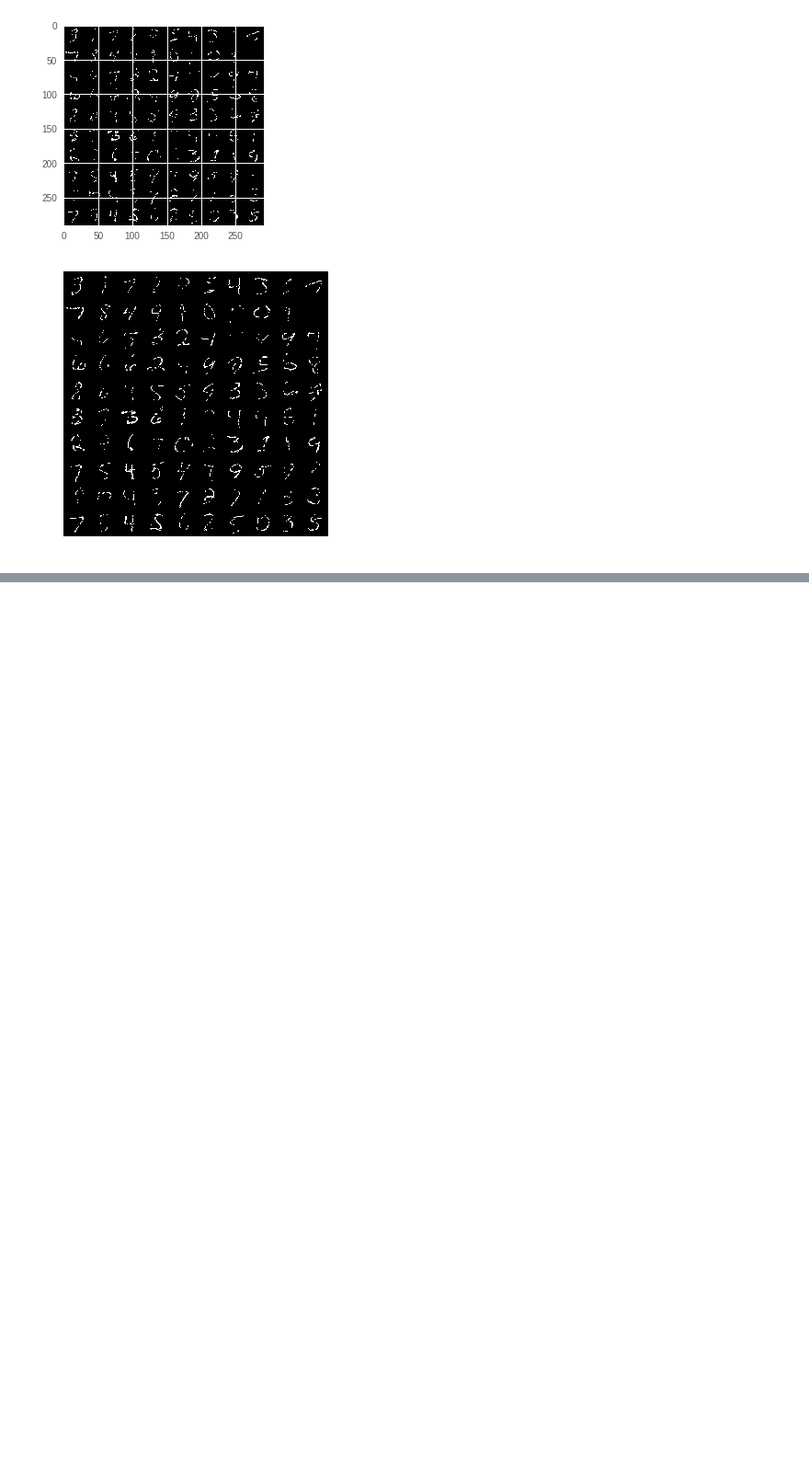
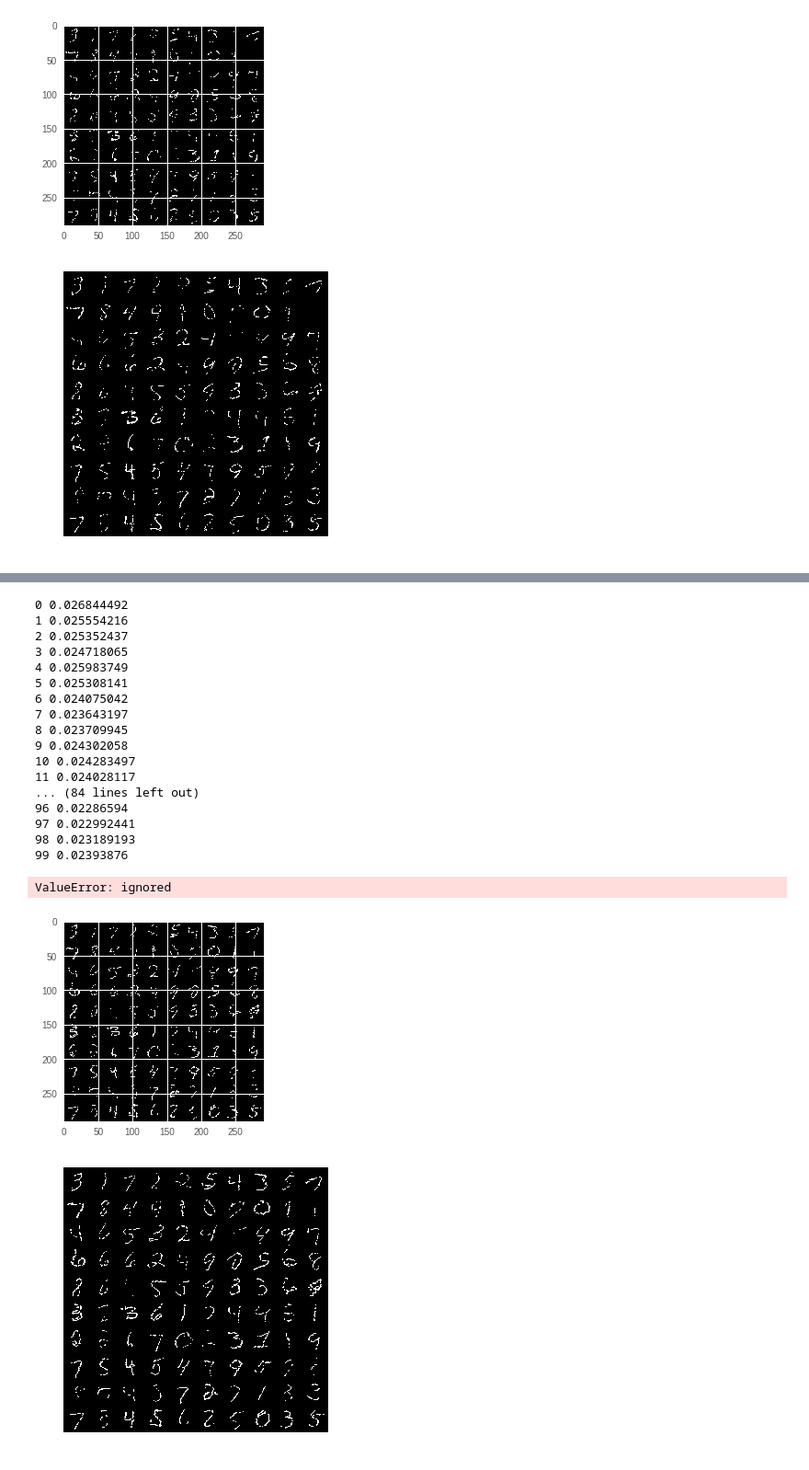
Before and after one commit to JacksonIsaac/kadenze-deeplearning-creative-applications, a Jupyter notebook: Kadenze_Session_3.ipynb, the cells around one changed output, grey strips where cells are left out. Shown at 92% size. Saved outputs shown, nothing was run; the diff lists cells and outputs as text; code cells hidden in the pictures; blank space fills up the shorter version.

```diff
--- a/Kadenze_Session_3.ipynb
+++ b/Kadenze_Session_3.ipynb
@@ -193,0 +266,53 @@ ipyd.Image(url='ae.gif?{}'.format(np.random.rand()),
+# %%
+Y = current_input
+Y = tf.reshape(Y, [-1, n_features])
+
+cost = tf.reduce_mean(tf.reduce_mean(tf.squared_difference(X, Y), 1))
+
+learning_rate = 0.001
+
+optimizer = tf.train.AdamOptimizer(learning_rate).minimize(cost)
+
+sess = tf.Session()
+
+sess.run(tf.initialize_all_variables())
+
+batch_size = 100
+n_epoch = 100
+
+examples = ds.X[:100]
+
+imgs = []
+fig, ax = plt.subplots(1, 1)
+for epoch_i in range(n_epochs):
+    for batch_X, _ in ds.train.next_batch():
+        sess.run(optimizer, feed_dict={X: batch_X - mean_img})
+    recon = sess.run(Y, feed_dict={X: examples - mean_img})
+    recon = np.clip((recon + mean_img).reshape((-1, 28, 28)), 0, 255)
+    img_i = montage(recon).astype(np.uint8)
+    imgs.append(img_i)
+    ax.imshow(img_i, cmap='gray')
+    fig.canvas.draw()
+    print(epoch_i, sess.run(cost, feed_dict={X: batch_X - mean_img}))
+gif.build_gif(imgs, saveto='conv-ae.gif', cmap='gray')
+# %% [output]
+0 0.026844492
+1 0.025554216
+2 0.025352437
+3 0.024718065
+4 0.025983749
+5 0.025308141
+6 0.024075042
+7 0.023643197
+8 0.023709945
+9 0.024302058
+10 0.024283497
+11 0.024028117
+... (84 lines left out)
+96 0.02286594
+97 0.022992441
+98 0.023189193
+99 0.02393876
+ValueError: ignored
+[figure, added]
+[figure, added]
```
Also changed, not shown: parts of 3 cells of this notebook.
